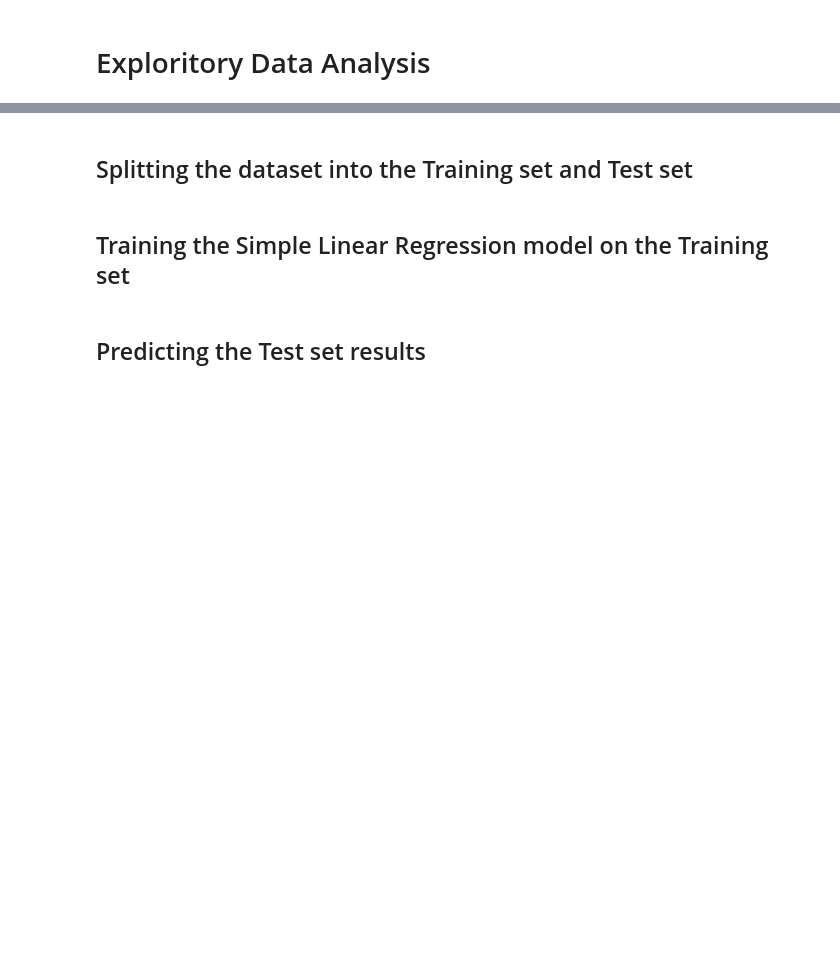
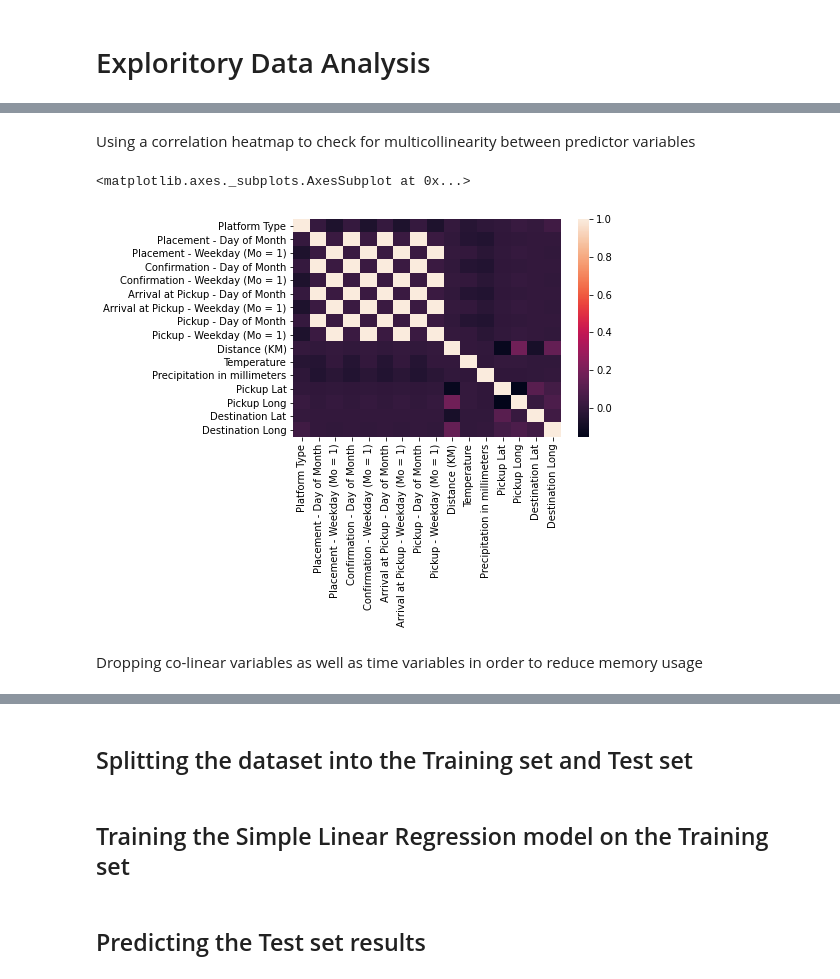
Before and after one commit to Explore-AI/regression-predict-api-template, a Jupyter notebook: team4_regression.ipynb, the cells around one changed output, grey strips where cells are left out. Cells and saved outputs as stored; diff of their text form; code cells hidden in the pictures; blank space fills up the shorter version.

```diff
--- a/team4_regression.ipynb
+++ b/team4_regression.ipynb
@@ -7,2 +14,7 @@
 # %% [markdown]
 ## Importing the dataset
+# %%
+train = pd.read_csv('Train.csv')
+test = pd.read_csv('Test.csv')
+df_rider = pd.read_csv('Riders.csv')
+df_variable = pd.read_csv('VariableDefinitions.csv')
@@ -12,0 +84,4 @@
+# %%
+# Filling in the null values with zeros for both the Temperature and Precipititation on millimeters columns for both the test and train dataframes
+train1 = train.fillna(0, axis = 1)
+test1 = test.fillna(0, axis = 1)
@@ -12,0 +132,9 @@
+# %%
+# save the columns from the test dataframe into a new list called testcols
+testcols = test1.columns
+
+# reassign the number of the train dataframe to match that of the test by saving them to an updated dataframe, newtrain
+newtrain = train1[testcols]
+
+# Seperate the target variable while at it
+y = np.array(train1['Time from Pickup to Arrival']).reshape(-1, 1)
@@ -12,0 +167,6 @@
+# %%
+# creating a new dataframe from the concatenated newtrain and test1 dataframes
+df = pd.concat([newtrain, test1])
+
+# view the first five rows
+df.head()
@@ -12,0 +201,10 @@
+# %% [markdown]
+Using a correlation heatmap to check for multicollinearity between predictor variables
+# %%
+corr = df.corr()
+sns.heatmap(corr)
+# %% [output]
+<matplotlib.axes._subplots.AxesSubplot at 0x...>
+[figure, added]
+# %% [markdown]
+Dropping co-linear variables as well as time variables in order to reduce memory usage
```
Also changed, not shown: parts of 32 cells of this notebook.
